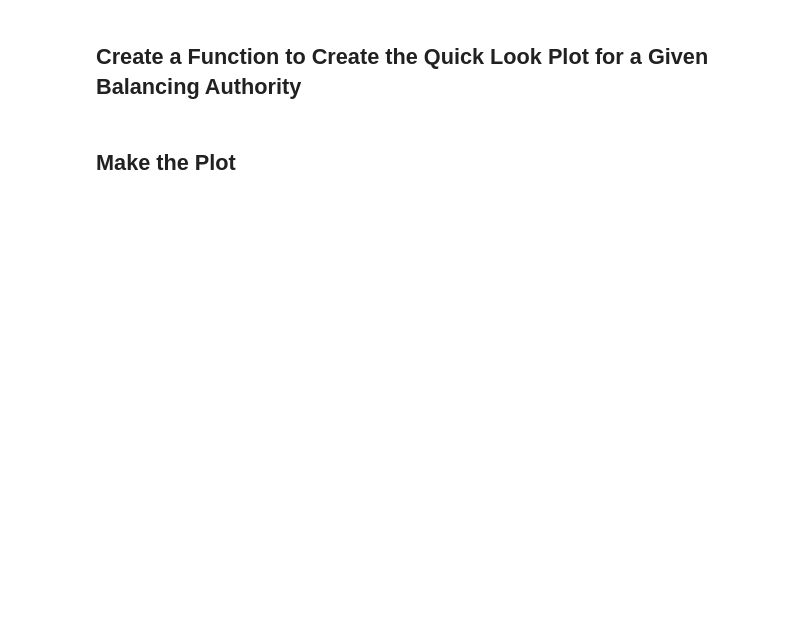
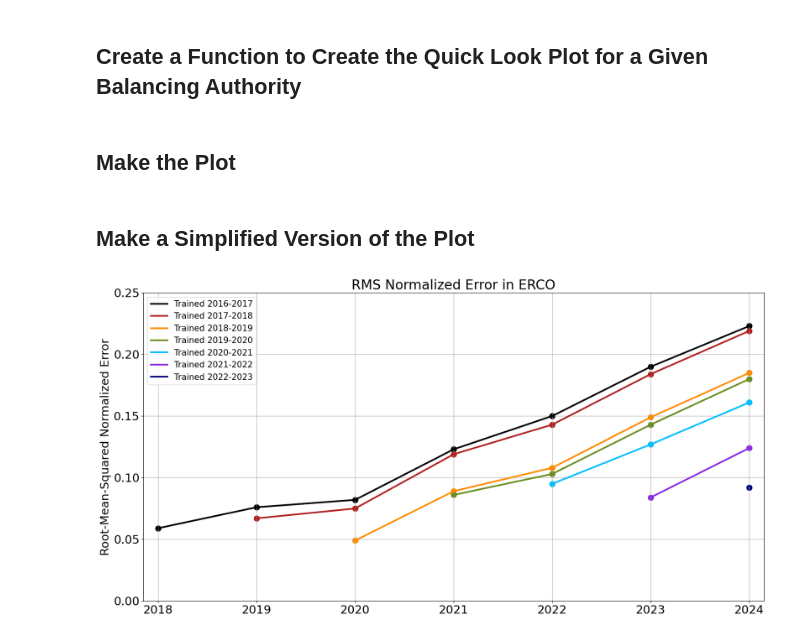
Before and after one commit to cdburley/burleyson-etal_2025_ldrd, a Jupyter notebook: notebooks/plot_ba_error_evolution.ipynb, the cells around one changed output. Cells and saved outputs as stored; diff of their text form; code cells hidden in the pictures; blank space fills up the shorter version.

Commit message:
Refined error plots

```diff
--- a/notebooks/plot_ba_error_evolution.ipynb
+++ b/notebooks/plot_ba_error_evolution.ipynb
@@ -158,3 +160,5 @@ for ba in bas:
                             image_output_directory = image_output_directory,
                             image_resolution = 300,
                             save_images = True)
+# %% [markdown]
+## Make a Simplified Version of the Plot
@@ -160,0 +211,8 @@ for ba in bas:
+# %%
+plot_simple_ba_error_evolution(ba_to_plot = 'ERCO',
+                               statistics_input_directory = statistics_input_directory,
+                               image_output_directory = image_output_directory,
+                               image_resolution = 300,
+                               save_images = True)
+# %% [output]
+[figure, added]
```
Also changed, not shown: parts of 2 cells of this notebook, 3 other files.
